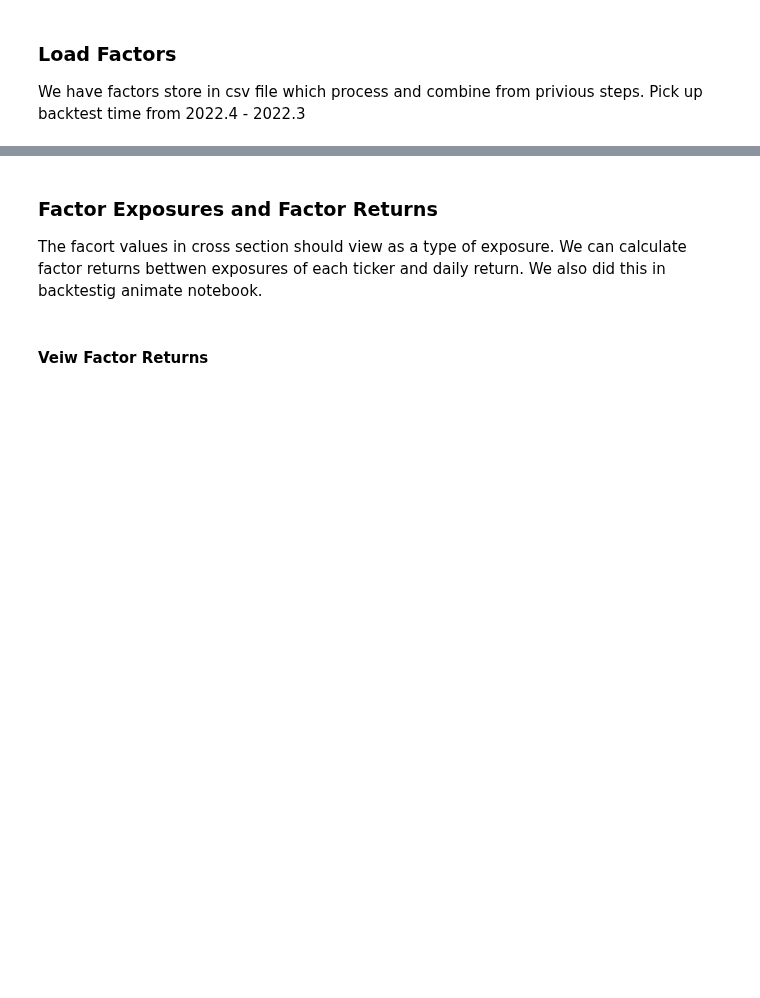
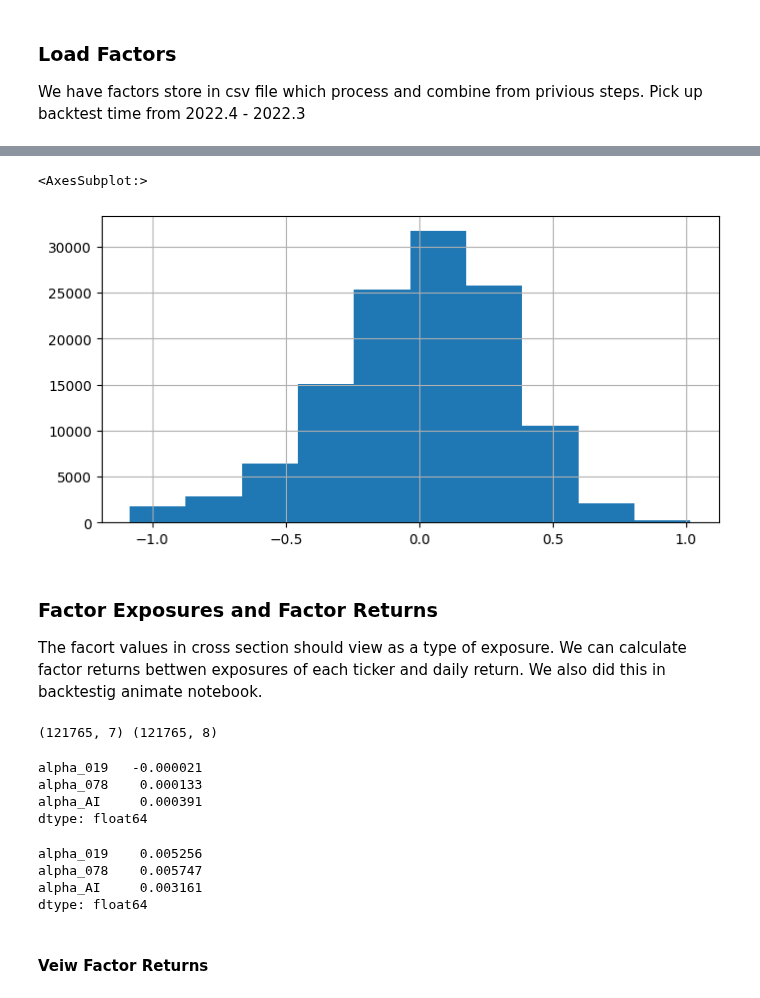
Before and after one commit to JiaRuiming-1/AI-Trading, a Jupyter notebook: alpha_factor/Backtest_BitCon.ipynb, the cells around one changed output, grey strips where cells are left out. Drawn from its saved outputs; the diff is of its cells as text; code cells hidden in the pictures; blank space fills up the shorter version.

```diff
--- a/alpha_factor/Backtest_BitCon.ipynb
+++ b/alpha_factor/Backtest_BitCon.ipynb
@@ -39,3 +60,4 @@ universe.columns
 # %%
-universe['trade_date'] = universe.index
-universe.loc[universe.index==universe.index.unique()[-1]].shape
+#universe['trade_date'] = universe.index
+print(len(universe.ts_code.unique()))
+universe.loc[universe.index==universe.index.unique()[0]].shape
@@ -48,14 +66,0 @@ universe.ts_code.unique()
-# %%
-def rescale_(data):
-    # resize from -1 to 1
-    feature = 'alpha_AI'
-    data[feature] = data[feature].astype(np.float32)
-    data[[feature]] = data[[feature]].apply(zscore)
-    max_val = data[feature].median() + 3.3*data[feature].std()
-    min_val = data[feature].median() - 3.3*data[feature].std()
-    data[feature] = np.where(data[feature]>max_val, max_val,
-                           np.where(data[feature]<min_val, min_val, data[feature]))
-    return data
-
-
-universe = universe.groupby('trade_date').apply(rescale_)
@@ -64,5 +66,0 @@ universe.columns
-# %%
-alpha_field = [
-       'alpha_028', 'alpha_ppo', 'alpha_wtr', 'alpha_AI',
-        ]
-universe[alpha_field] = universe[alpha_field]/3.3
@@ -84,8 +86,11 @@ def alignment_tickers(df):
     df = df.sort_values(by=['date', 'ts_code'])
     return df
 
-universe = alignment_tickers(universe)
+#universe = alignment_tickers(universe)
 # %%
 #universe['alpha_AI2'] = (universe['alpha_AI'] + universe['alpha_078'])/2
 #print(universe['alpha_AI2'].median())
-universe['alpha_028'].hist()
+universe['alpha_AI'].hist()
+# %% [output]
+<AxesSubplot:>
+[figure, added]
@@ -100,12 +98,24 @@ universe['pct_chg'] = universe.groupby('ts_code')['close'].pct_change().fillna(0
 ### Factor Exposures and Factor Returns
 The facort values in cross section should view as a type of exposure. We can calculate factor returns bettwen exposures of each ticker and daily return. We also did this in backtestig animate notebook.
 # %%
-## shif return 5 days
+import random
 all_factors = universe.copy(deep=True)
 all_factors = all_factors.sort_values(by=['date', 'ts_code'])
+
 def return_handle(df):
-    df['returns_2'] = df['pct_chg'].shift(-1)
+    df['returns_2'] = df['log-ret'].shift(-1)
+    noise_list = []
+    for i in range(df.shape[0]):
+        noise = abs(random.gauss(0, 0.2))
+        if noise > 0.2:
+            noise=0.05
+        noise_list.append(noise)
+    df['returns_2'] = df['returns_2'] * (1-np.array(noise_list)) \
+                    + np.array(noise_list)*(df['close'].pct_change().shift(-1).fillna(0.))
     return df
+
 all_factors = all_factors.groupby('ts_code').apply(return_handle)
 all_factors = all_factors.replace([np.inf, -np.inf], np.nan).fillna(0.).sort_values(by=['date', 'ts_code'])
 print(universe.shape, all_factors.shape)
+# %% [output]
+(121765, 7) (121765, 8)
@@ -126,7 +134,7 @@ def factors_from_names(n, name):
 def estimate_factor_returns(df, name='alpha_'):
     ## winsorize returns for fitting
     estu = df.copy(deep=True)
-    estu['returns_2'] = wins(estu['returns_2'], -0.5, 0.5)
+    estu['returns_2'] = wins(estu['returns_2'], -0.03, 0.03)
     all_factors = factors_from_names(list(df), name)
     results = pd.Series()
     for factor_name in all_factors:
@@ -136,12 +144,17 @@ def estimate_factor_returns(df, name='alpha_'):
         results = results.append(result.params)
     return results
 
-estimate_factor_returns(all_factors.loc[all_factors['trade_date']=='2022-07-01 00:00:00'])
+estimate_factor_returns(all_factors.loc[all_factors['trade_date']=='2023-05-01 00:00:00'])
+# %% [output]
+alpha_019   -0.000021
+alpha_078    0.000133
+alpha_AI     0.000391
+dtype: float64
 # %%
 base_field = ['ts_code', 'trade_date', 'log-ret', 'close']
 date_and_code = [ 'ts_code', 'returns_2']
 
-start_time = '2022-04-28'
+start_time = '2023-01-10 00:00:00'
 alpha_df = all_factors[alpha_field + date_and_code].copy(deep=True)
 alpha_df = alpha_df.loc[alpha_df.index>=start_time].sort_values(by=['date', 'ts_code'])
 calendar = alpha_df.index.unique() # int64
@@ -155,6 +168,11 @@ facret = {}
 for dt in tqdm(calendar, desc='factor returns regression'):
     facret[dt] = estimate_factor_returns(alpha_df.loc[alpha_df.index==dt])
 facret[calendar[-5]]
+# %% [output]
+alpha_019    0.005256
+alpha_078    0.005747
+alpha_AI     0.003161
+dtype: float64
 # %% [markdown]
 #### Veiw Factor Returns
 # %%
```
Also changed, not shown: parts of 56 cells of this notebook.
